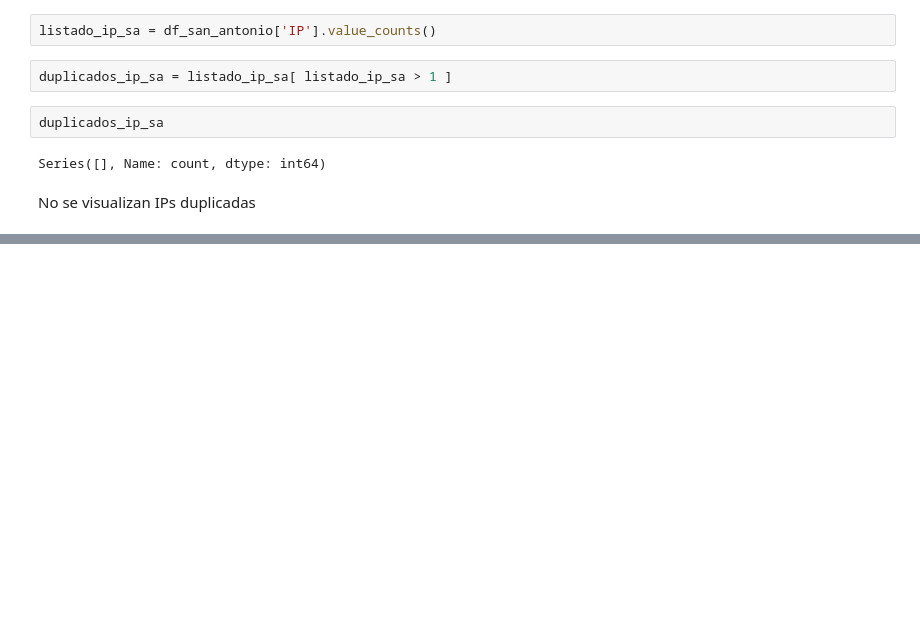
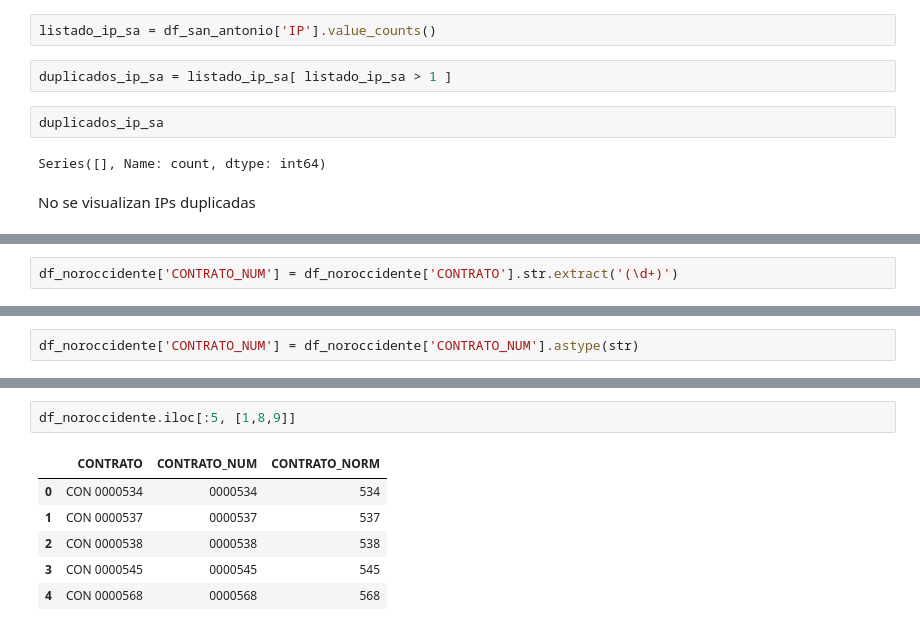
Before and after one commit to rauljr87/SAI, a Jupyter notebook: Empadronamiento/analisis_base_ansattv.ipynb, the cells around one changed output, grey strips where cells are left out. Saved outputs shown, nothing was run; the diff lists cells and outputs as text; blank space fills up the shorter version.

```diff
--- a/Empadronamiento/analisis_base_ansattv.ipynb
+++ b/Empadronamiento/analisis_base_ansattv.ipynb
@@ -349,0 +399,2 @@ No se visualizan IPs duplicadas
+# %%
+df_noroccidente['CONTRATO_NUM'] = df_noroccidente['CONTRATO'].str.extract('(\d+)')
@@ -349,0 +403,2 @@ No se visualizan IPs duplicadas
+# %%
+df_noroccidente['CONTRATO_NUM'] = df_noroccidente['CONTRATO_NUM'].astype(str)
@@ -349,0 +485,9 @@ No se visualizan IPs duplicadas
+# %%
+df_noroccidente.iloc[:5, [1,8,9]]
+# %% [output]
+|  | CONTRATO | CONTRATO_NUM | CONTRATO_NORM |
+| 0 | CON 0000534 | 0000534 | 534 |
+| 1 | CON 0000537 | 0000537 | 537 |
+| 2 | CON 0000538 | 0000538 | 538 |
+| 3 | CON 0000545 | 0000545 | 545 |
+| 4 | CON 0000568 | 0000568 | 568 |
```
Also changed, not shown: parts of 55 cells of this notebook.
